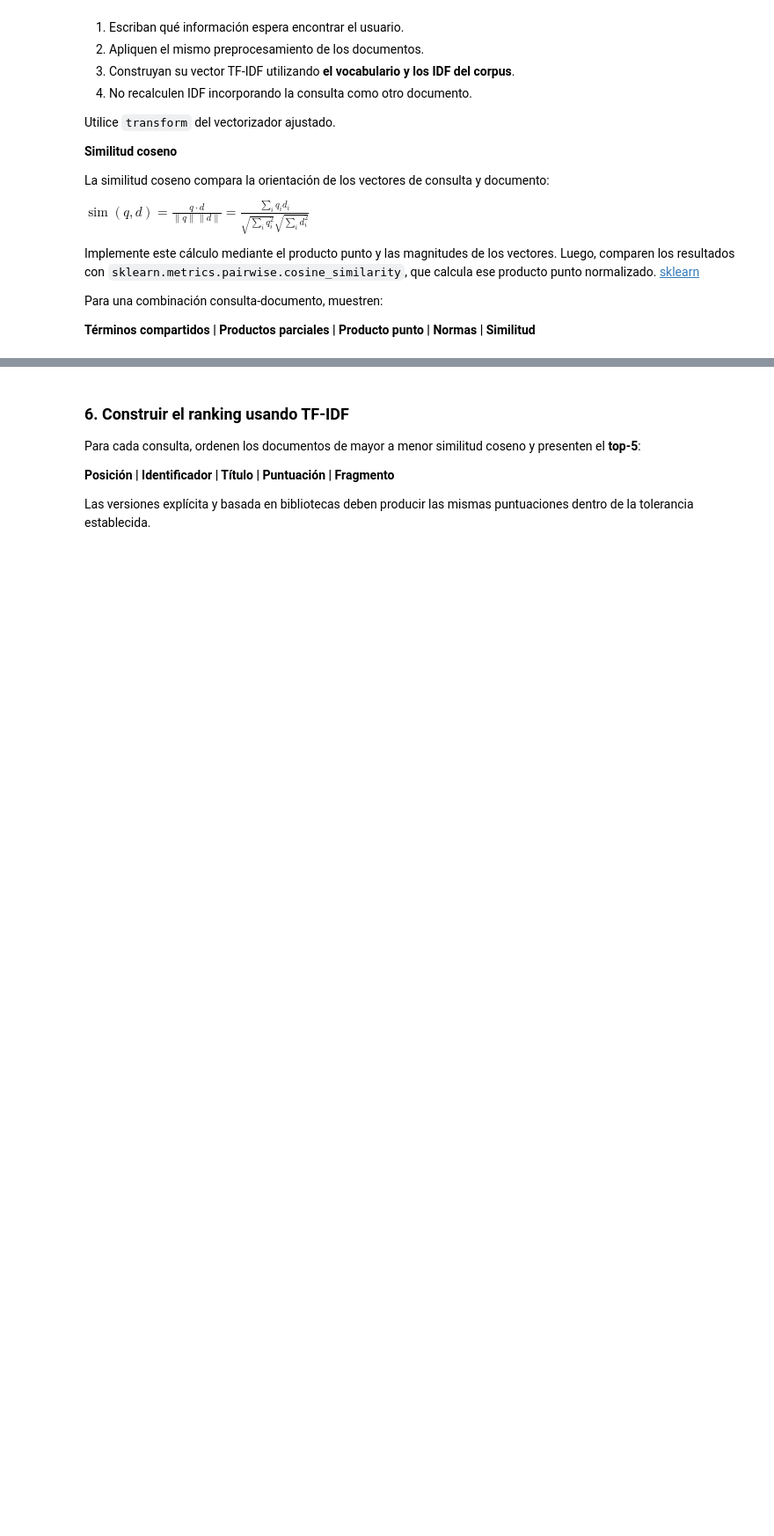
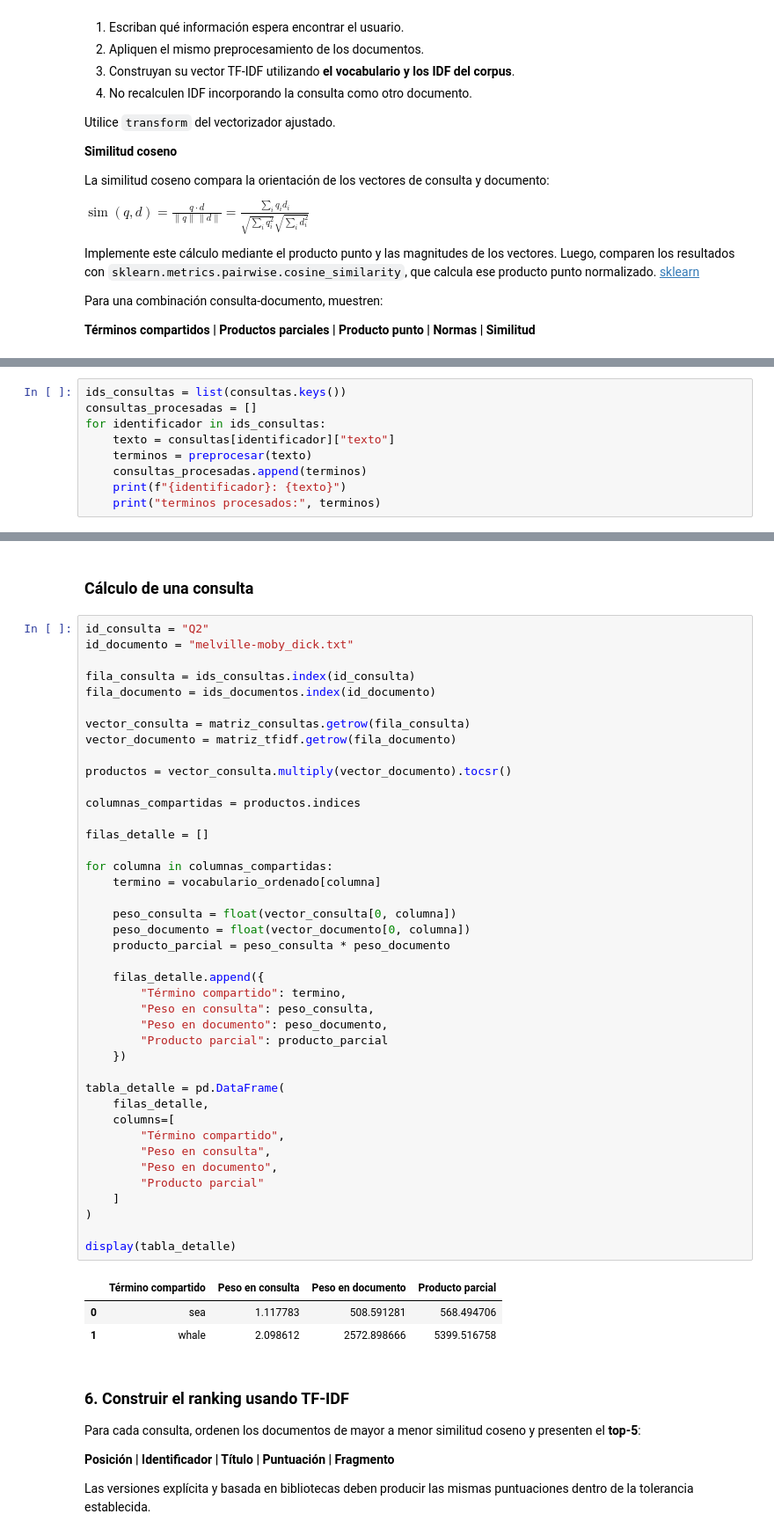
Before and after one commit to Boris-epn/Recuperaci-n-de-la-informaci-n, a Jupyter notebook: Primer bimestre/03_vectorsearch.ipynb, the cells around one changed output, grey strips where cells are left out. Shown at 88% size. Drawn from its saved outputs; the diff is of its cells as text; blank space fills up the shorter version.

```diff
--- a/Primer bimestre/03_vectorsearch.ipynb
+++ b/Primer bimestre/03_vectorsearch.ipynb
@@ -383,0 +423,9 @@ Para una combinación consulta-documento, muestren:
+# %%
+ids_consultas = list(consultas.keys())
+consultas_procesadas = []
+for identificador in ids_consultas:
+    texto = consultas[identificador]["texto"]
+    terminos = preprocesar(texto)
+    consultas_procesadas.append(terminos)
+    print(f"{identificador}: {texto}")
+    print("terminos procesados:", terminos)
@@ -384,3 +517,50 @@ Para una combinación consulta-documento, muestren:
+# %% [markdown]
+### Cálculo de una consulta
+# %%
+id_consulta = "Q2"
+id_documento = "melville-moby_dick.txt"
+
+fila_consulta = ids_consultas.index(id_consulta)
+fila_documento = ids_documentos.index(id_documento)
+
+vector_consulta = matriz_consultas.getrow(fila_consulta)
+vector_documento = matriz_tfidf.getrow(fila_documento)
+
+productos = vector_consulta.multiply(vector_documento).tocsr()
+
+columnas_compartidas = productos.indices
+
+filas_detalle = []
+
+for columna in columnas_compartidas:
+    termino = vocabulario_ordenado[columna]
+
+    peso_consulta = float(vector_consulta[0, columna])
+    peso_documento = float(vector_documento[0, columna])
+    producto_parcial = peso_consulta * peso_documento
+
+    filas_detalle.append({
+        "Término compartido": termino,
+        "Peso en consulta": peso_consulta,
+        "Peso en documento": peso_documento,
+        "Producto parcial": producto_parcial
+    })
+
+tabla_detalle = pd.DataFrame(
+    filas_detalle,
+    columns=[
+        "Término compartido",
+        "Peso en consulta",
+        "Peso en documento",
+        "Producto parcial"
+    ]
+)
+
+display(tabla_detalle)
+# %% [output]
+|  | Término compartido | Peso en consulta | Peso en documento | Producto parcial |
+| 0 | sea | 1.117783 | 508.591281 | 568.494706 |
+| 1 | whale | 2.098612 | 2572.898666 | 5399.516758 |
 # %% [markdown]
 ### 6. Construir el ranking usando TF-IDF
 
```
Also changed, not shown: parts of 21 cells of this notebook.
